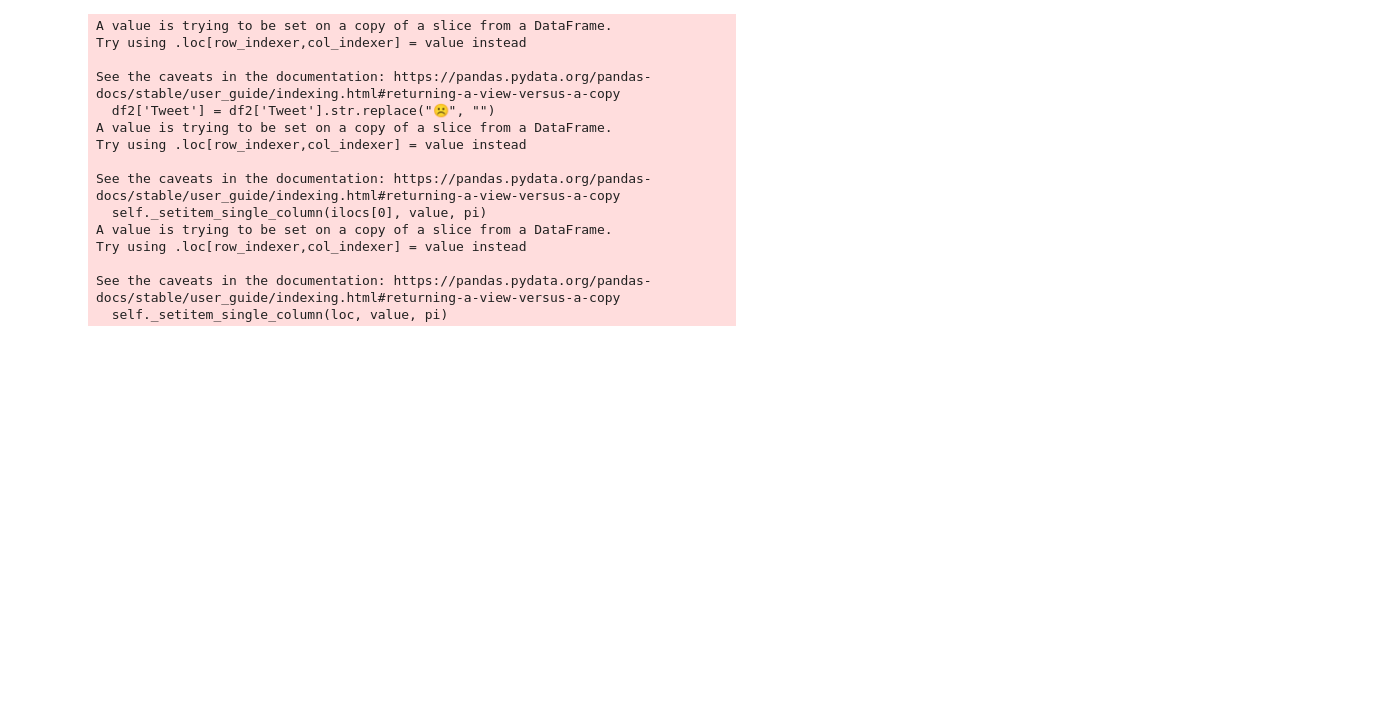
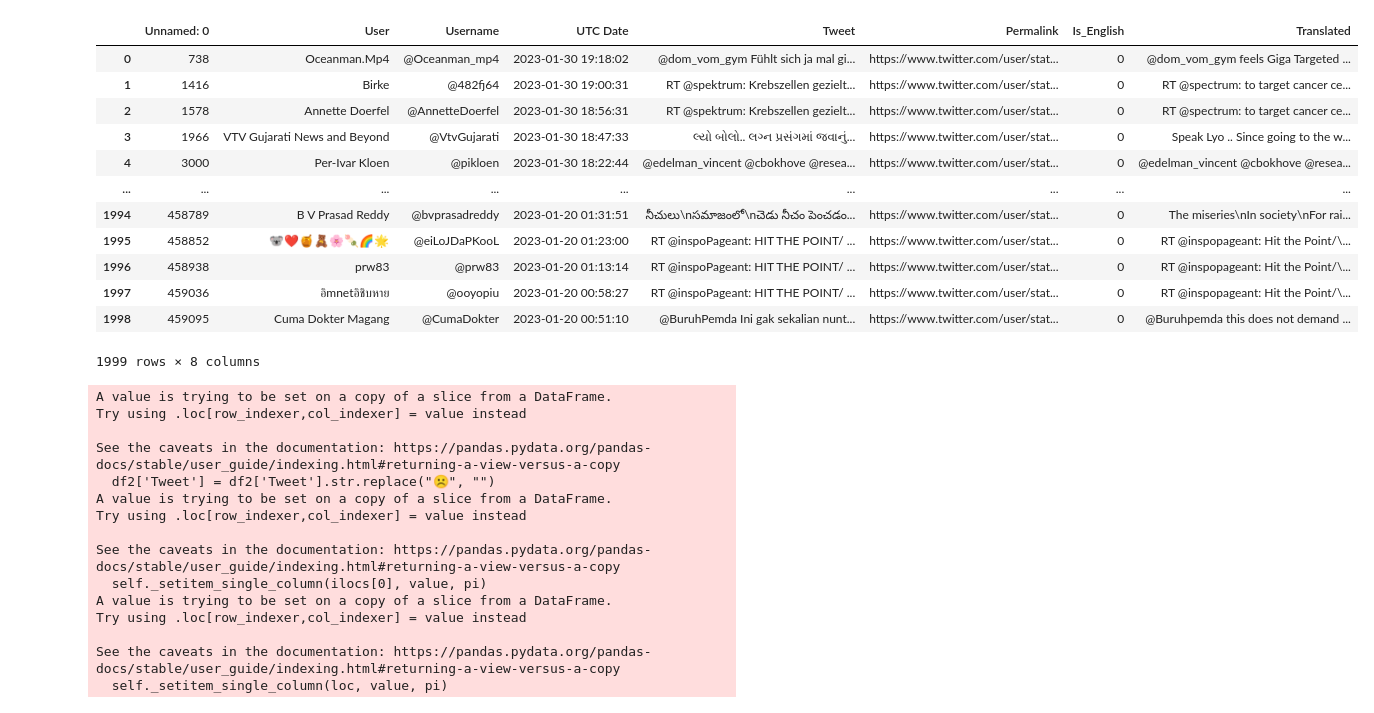
Before and after one commit to AlexLanier/Capstone, a Jupyter notebook: CapstoneDataCleaning.ipynb, the cells around one changed output. Drawn from its saved outputs; the diff is of its cells as text; code cells hidden in the pictures; blank space fills up the shorter version.

```diff
--- a/CapstoneDataCleaning.ipynb
+++ b/CapstoneDataCleaning.ipynb
@@ -151,3 +162,19 @@ Error translating: sequence item 3: expected str instance, NoneType found
+# %%
+df
+# %% [output]
+|  | Unnamed: 0 | User | Username | UTC Date | Tweet | Permalink | Is_English | Translated |
+| 0 | 738 | Oceanman.Mp4 | @Oceanman_mp4 | 2023-01-30 19:18:02 | @dom_vom_gym Fühlt sich ja mal gi... | https://www.twitter.com/user/stat... | 0 | @dom_vom_gym feels Giga Targeted ... |
+| 1 | 1416 | Birke | @482fj64 | 2023-01-30 19:00:31 | RT @spektrum: Krebszellen gezielt... | https://www.twitter.com/user/stat... | 0 | RT @spectrum: to target cancer ce... |
+| 2 | 1578 | Annette Doerfel | @AnnetteDoerfel | 2023-01-30 18:56:31 | RT @spektrum: Krebszellen gezielt... | https://www.twitter.com/user/stat... | 0 | RT @spectrum: to target cancer ce... |
+| 3 | 1966 | VTV Gujarati News and Beyond | @VtvGujarati | 2023-01-30 18:47:33 | લ્યો બોલો.. લગ્ન પ્રસંગમાં જવાનું... | https://www.twitter.com/user/stat... | 0 | Speak Lyo .. Since going to the w... |
+| 4 | 3000 | Per-Ivar Kloen | @pikloen | 2023-01-30 18:22:44 | @edelman_vincent @cbokhove @resea... | https://www.twitter.com/user/stat... | 0 | @edelman_vincent @cbokhove @resea... |
+| ... | ... | ... | ... | ... | ... | ... | ... | ... |
+| 1994 | 458789 | B V Prasad Reddy | @bvprasadreddy | 2023-01-20 01:31:51 | నీచులు\nసమాజంలో\nచెడు నీచం పెంచడం... | https://www.twitter.com/user/stat... | 0 | The miseries\nIn society\nFor rai... |
+| 1995 | 458852 | 🐨❤🍯🧸🌸🍡🌈🌟 | @eiLoJDaPKooL | 2023-01-20 01:23:00 | RT @inspoPageant: HIT THE POINT/ ... | https://www.twitter.com/user/stat... | 0 | RT @inspopageant: Hit the Point/\... |
+| 1996 | 458938 | prw83 | @prw83 | 2023-01-20 01:13:14 | RT @inspoPageant: HIT THE POINT/ ... | https://www.twitter.com/user/stat... | 0 | RT @inspopageant: Hit the Point/\... |
+| 1997 | 459036 | อิmnetอิชิบหาย | @ooyopiu | 2023-01-20 00:58:27 | RT @inspoPageant: HIT THE POINT/ ... | https://www.twitter.com/user/stat... | 0 | RT @inspopageant: Hit the Point/\... |
+| 1998 | 459095 | Cuma Dokter Magang | @CumaDokter | 2023-01-20 00:51:10 | @BuruhPemda Ini gak sekalian nunt... | https://www.twitter.com/user/stat... | 0 | @Buruhpemda this does not demand ... |
+1999 rows × 8 columns
 # %%
 # Some texts do not end up translating to English
 df2 = df[df['Translated'].str.contains("Wrong")]
```
Also changed, not shown: parts of 8 cells of this notebook.
